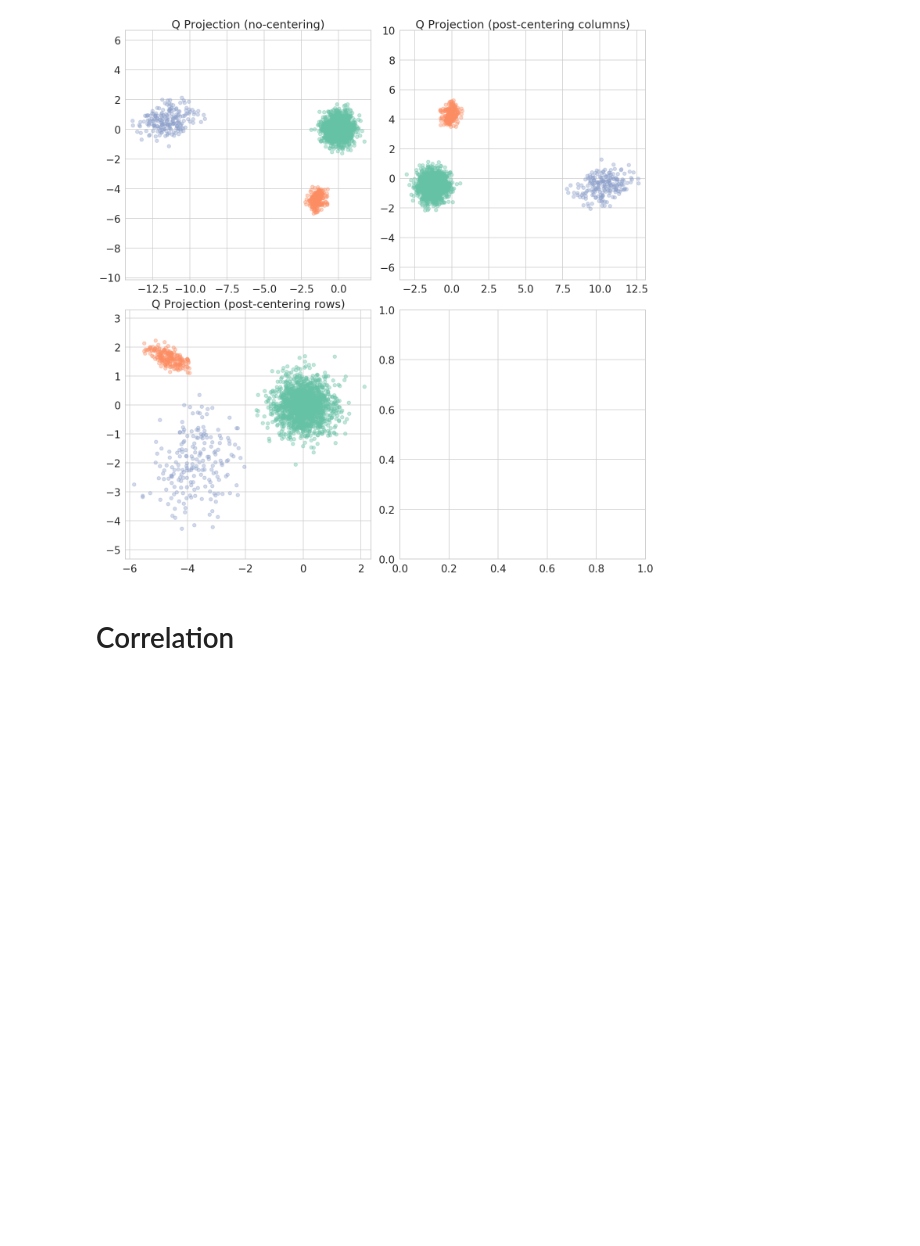
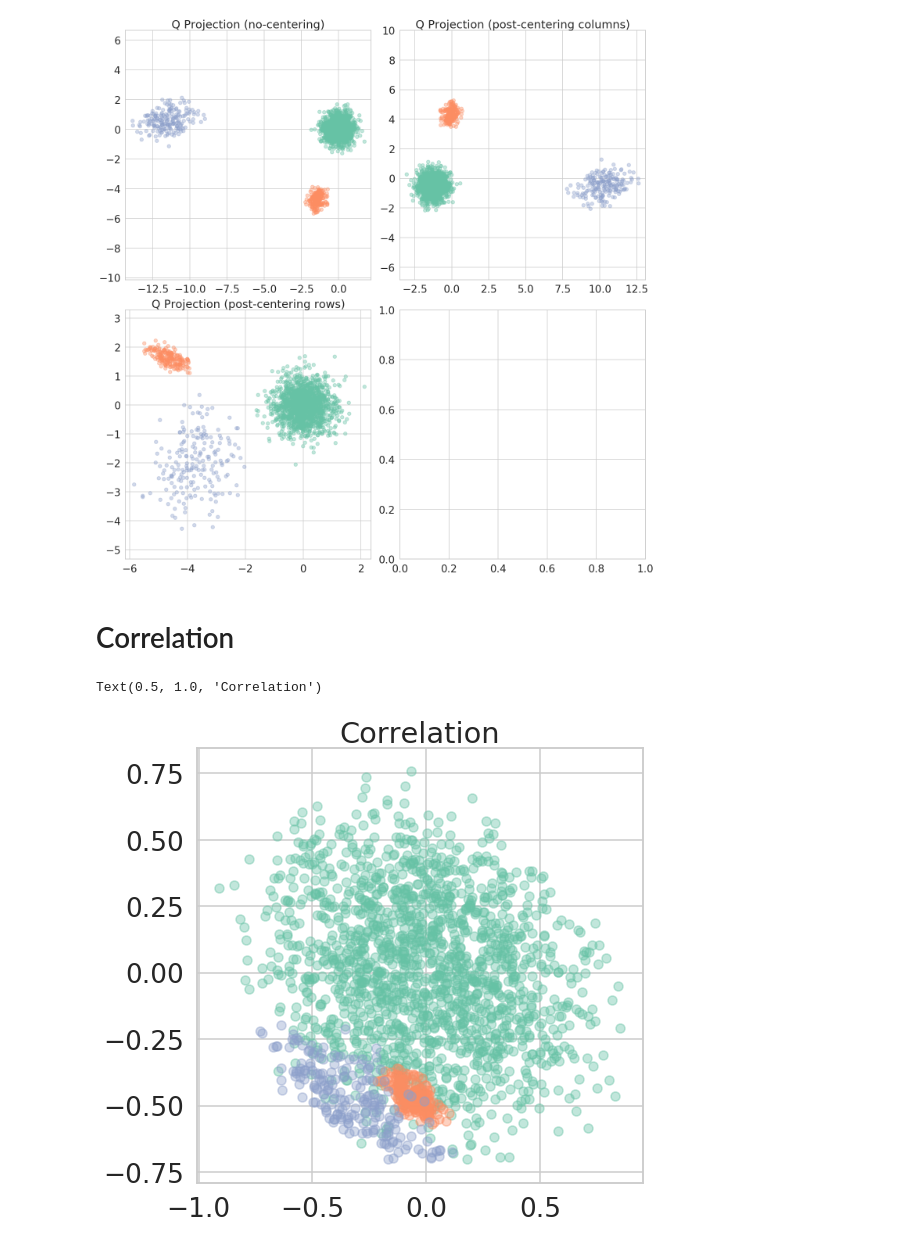
Before and after one commit to saketkc/EE-546-project, a Jupyter notebook: notebooks/11.SVD-timeseries.ipynb, the cells around one changed output. Cells and saved outputs as stored; diff of their text form; code cells hidden in the pictures; blank space fills up the shorter version.

```diff
--- a/notebooks/11.SVD-timeseries.ipynb
+++ b/notebooks/11.SVD-timeseries.ipynb
@@ -162,6 +162,23 @@ fig.tight_layout()
 [figure]
 # %% [markdown]
 # Correlation
+# %%
+U_centering, S_centering, V_T_centering = np.linalg.svd(X - X.mean(axis=1, keepdims=True), full_matrices=False)
+
+#Q = np.dot(U, np.diag(S))
+
+delta_G = X - X.mean(axis=1, keepdims=True)
+delta_V = V_T_centering-np.mean(V_T_centering, axis=1, keepdims=True)
+
+correlation = np.dot(delta_G, delta_V)/np.linalg.norm(delta_G, ord=2, axis=1, keepdims=True)/np.linalg.norm(delta_V, ord=2, axis=0, keepdims=True)
+fig, ax =  plt.subplots(figsize=(8,8))
+ax.scatter(correlation[:N_noisy,0], correlation[:N_noisy, 1], alpha=0.4, color=sns.color_palette('Set2')[0], label='Noisy')
+ax.scatter(correlation[N_noisy:N_noisy+N_sine, 0], correlation[N_noisy:N_noisy+N_sine, 1], alpha=0.4, color=sns.color_palette('Set2')[1], label='sine')
+ax.scatter(correlation[N_noisy+N_sine:,0], correlation[N_noisy+N_sine:, 1], alpha=0.4, color=sns.color_palette('Set2')[2], label='exponential')
+ax.set_title('Correlation')
+# %% [output]
+Text(0.5, 1.0, 'Correlation')
+[figure, added]
 # %%
 U, S, V_T = np.linalg.svd(X, full_matrices=False)
 
```
Also changed, not shown: parts of 3 cells of this notebook, 3 other files.
